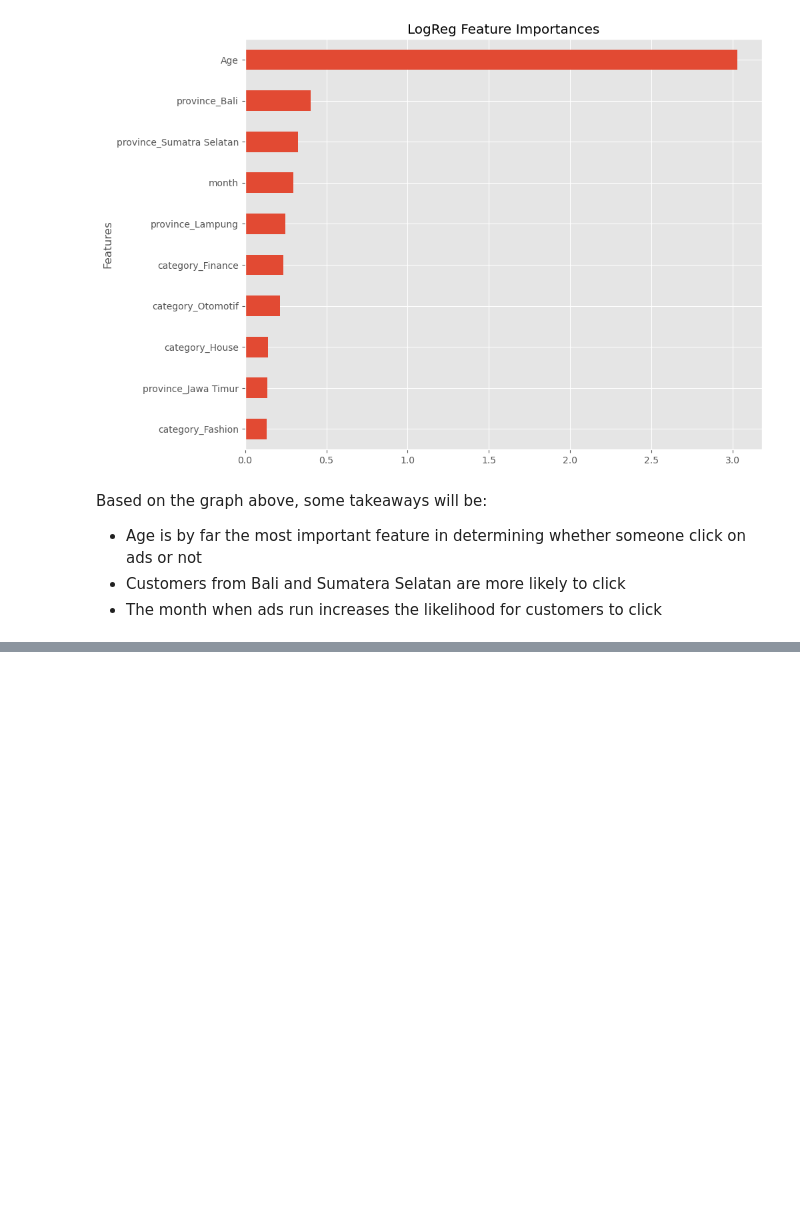
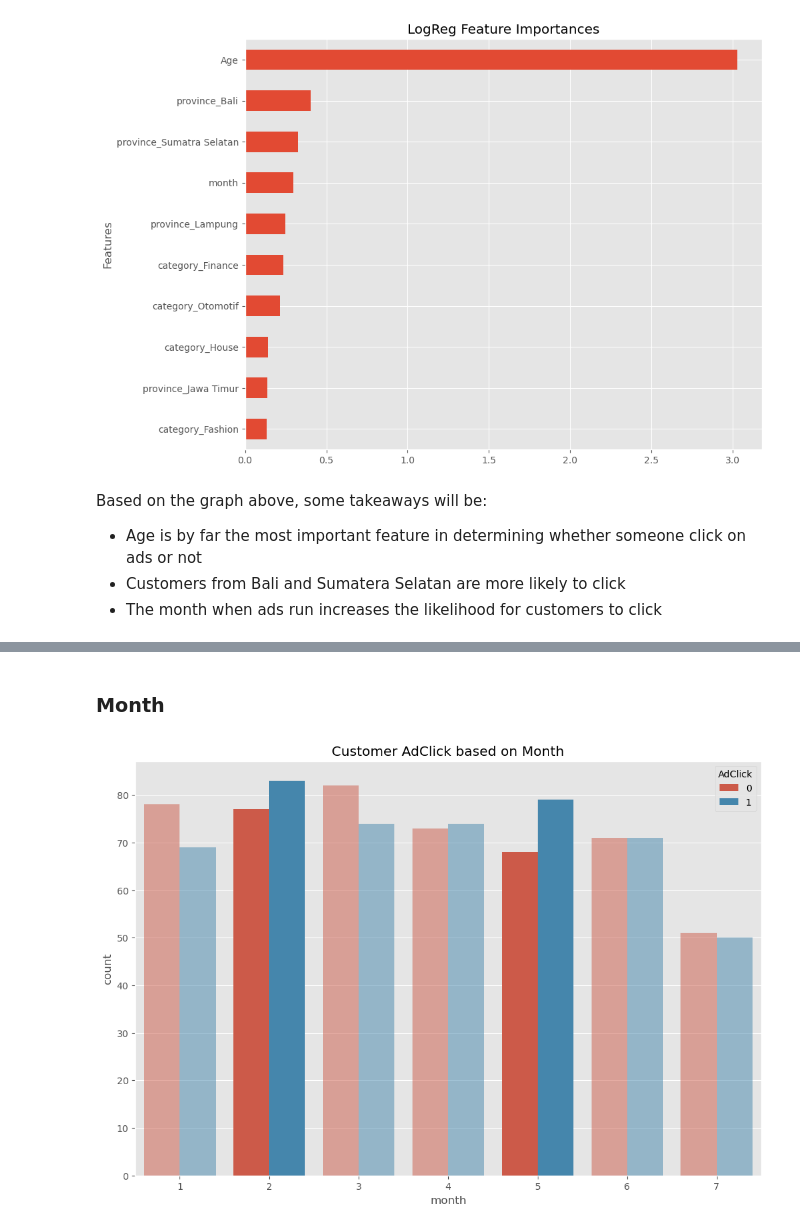
Before and after one commit to andreadeputra/MLPortfolio, a Jupyter notebook: Courses/RakaminMiniProject/4. Predict Customer Clicked Ads Classification by Using Machine Learning/Predict Customer Clicked Ads Classification by Using Machine Learning.ipynb, the cells around one changed output, grey strips where cells are left out. Cells and saved outputs as stored; diff of their text form; code cells hidden in the pictures; blank space fills up the shorter version.

```diff
--- a/Courses/RakaminMiniProject/4. Predict Customer Clicked Ads Classification by Using Machine Learning/Predict Customer Clicked Ads Classification by Using Machine Learning.ipynb
+++ b/Courses/RakaminMiniProject/4. Predict Customer Clicked Ads Classification by Using Machine Learning/Predict Customer Clicked Ads Classification by Using Machine Learning.ipynb
@@ -666,0 +702,13 @@ Based on the graph above, some takeaways will be:
+# %% [markdown]
+### Month
+# %%
+plt.title('Customer AdClick based on Month')
+
+ax = sns.countplot(data=df, x='month', hue='AdClick')
+for i, bar in enumerate(ax.patches):
+    if i in [0, 2, 3, 5, 6, 7, 9, 10, 12, 13]:
+        bar.set_alpha(.5)
+
+plt.show()
+# %% [output]
+[figure, added]
```
Also changed, not shown: parts of 9 cells of this notebook, 1 other file.
